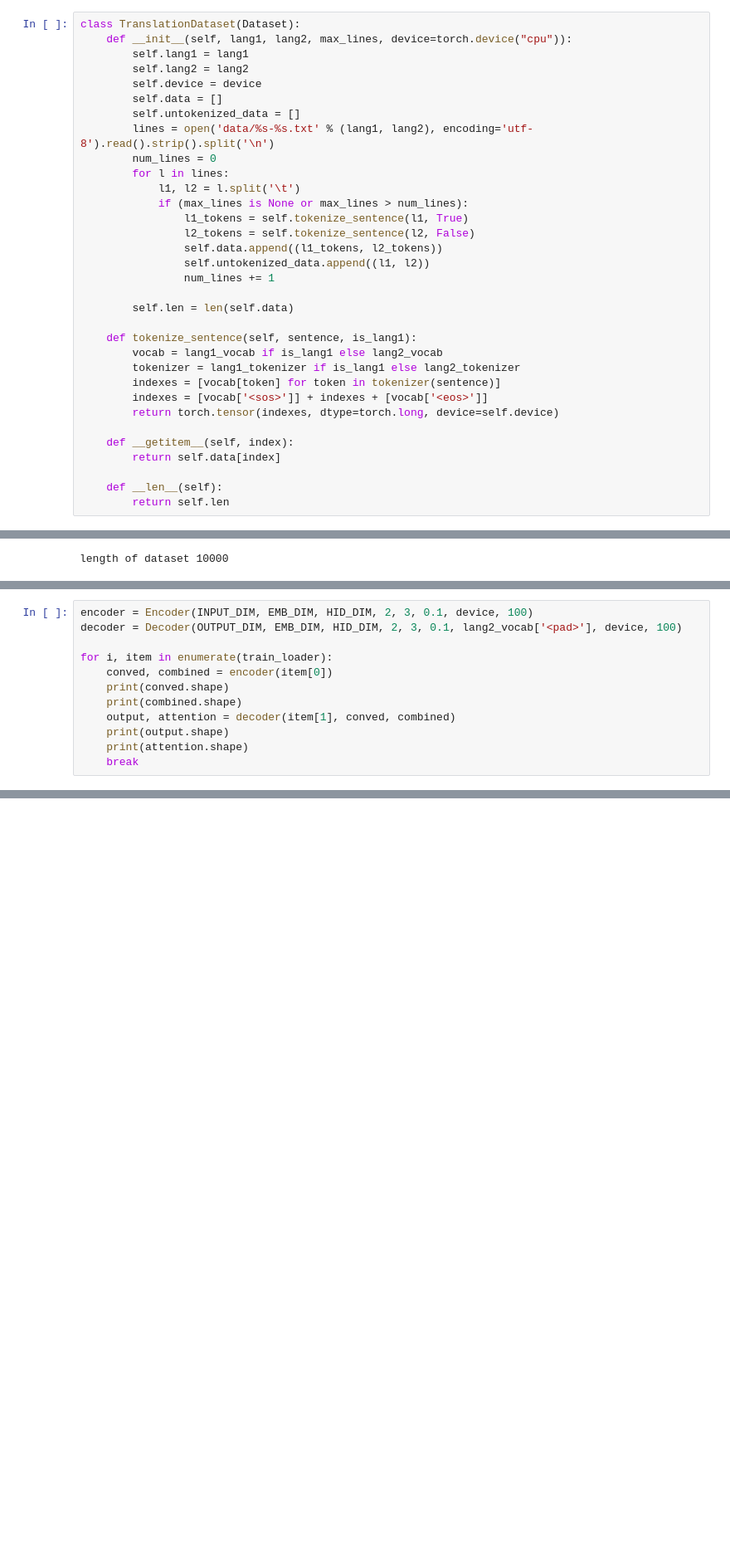
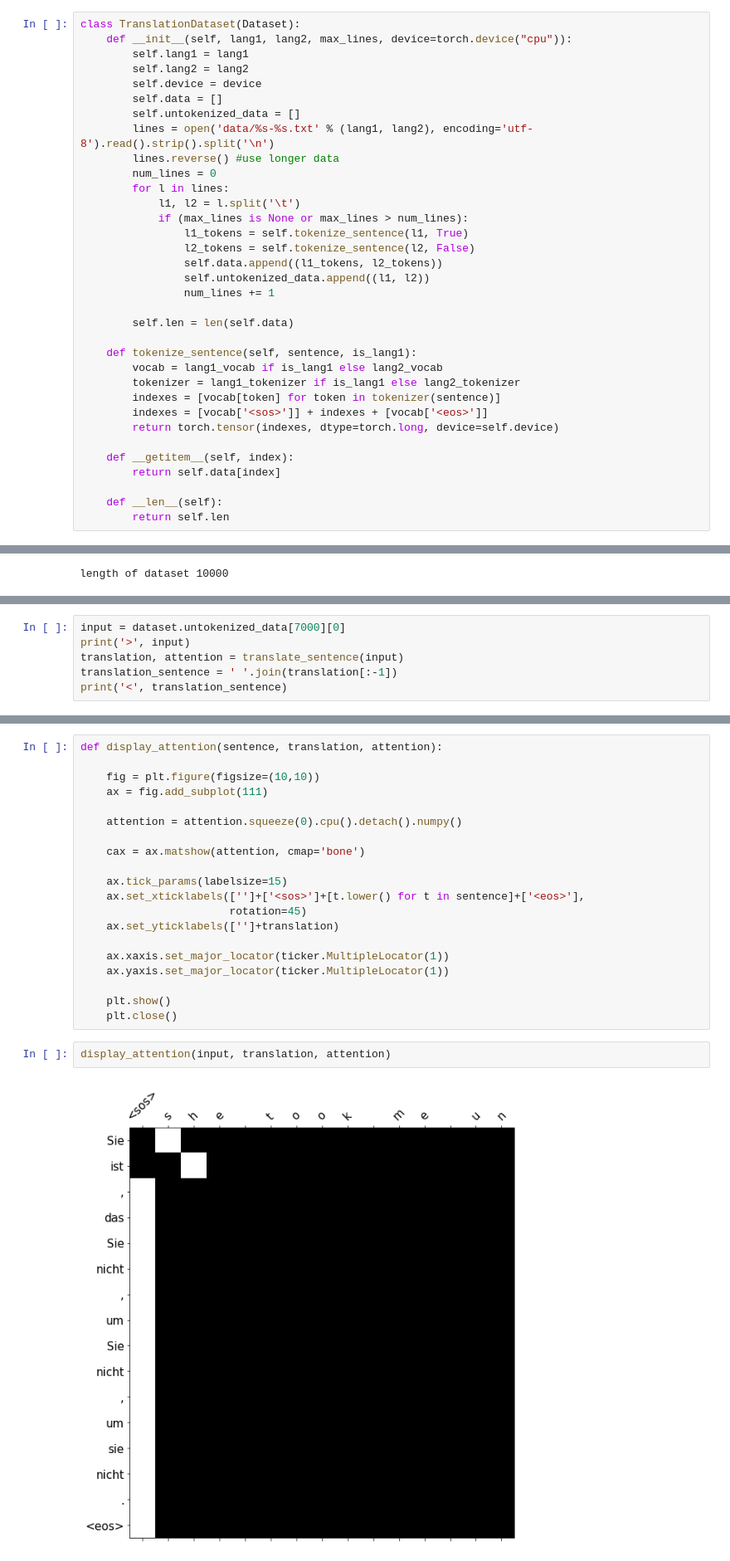
Before and after one commit to sep8/nlp, a Jupyter notebook: rnn/seq2seq/seq2seq-convolutional.ipynb, the cells around one changed output, grey strips where cells are left out. Shown at 83% size. Drawn from its saved outputs; the diff is of its cells as text; blank space fills up the shorter version.

```diff
--- a/rnn/seq2seq/seq2seq-convolutional.ipynb
+++ b/rnn/seq2seq/seq2seq-convolutional.ipynb
@@ -71,6 +88,7 @@ class TranslationDataset(Dataset):
         self.data = []
         self.untokenized_data = []
         lines = open('data/%s-%s.txt' % (lang1, lang2), encoding='utf-8').read().strip().split('\n')
+        lines.reverse() #use longer data
         num_lines = 0
         for l in lines:
             l1, l2 = l.split('\t')
@@ -362,15 +368,3 @@ class Decoder(nn.Module):
         output = self.fc_out(self.dropout(conved)) # [batch_size, seq_len, output dim]
 
         return output, attention
-# %%
-encoder = Encoder(INPUT_DIM, EMB_DIM, HID_DIM, 2, 3, 0.1, device, 100)
-decoder = Decoder(OUTPUT_DIM, EMB_DIM, HID_DIM, 2, 3, 0.1, lang2_vocab['<pad>'], device, 100)
-
-for i, item in enumerate(train_loader):
-    conved, combined = encoder(item[0])
-    print(conved.shape)
-    print(combined.shape)
-    output, attention = decoder(item[1], conved, combined)
-    print(output.shape)
-    print(attention.shape)
-    break
@@ -381,0 +579,6 @@ torch.Size([4, 7, 8])
+# %%
+input = dataset.untokenized_data[7000][0]
+print('>', input)
+translation, attention = translate_sentence(input)
+translation_sentence = ' '.join(translation[:-1])
+print('<', translation_sentence)
@@ -381,0 +588,24 @@ torch.Size([4, 7, 8])
+# %%
+def display_attention(sentence, translation, attention):
+
+    fig = plt.figure(figsize=(10,10))
+    ax = fig.add_subplot(111)
+
+    attention = attention.squeeze(0).cpu().detach().numpy()
+
+    cax = ax.matshow(attention, cmap='bone')
+
+    ax.tick_params(labelsize=15)
+    ax.set_xticklabels(['']+['<sos>']+[t.lower() for t in sentence]+['<eos>'],
+                       rotation=45)
+    ax.set_yticklabels(['']+translation)
+
+    ax.xaxis.set_major_locator(ticker.MultipleLocator(1))
+    ax.yaxis.set_major_locator(ticker.MultipleLocator(1))
+
+    plt.show()
+    plt.close()
+# %%
+display_attention(input, translation, attention)
+# %% [output]
+[figure, added]
```
Also changed, not shown: parts of 21 cells of this notebook, 5 other files.
